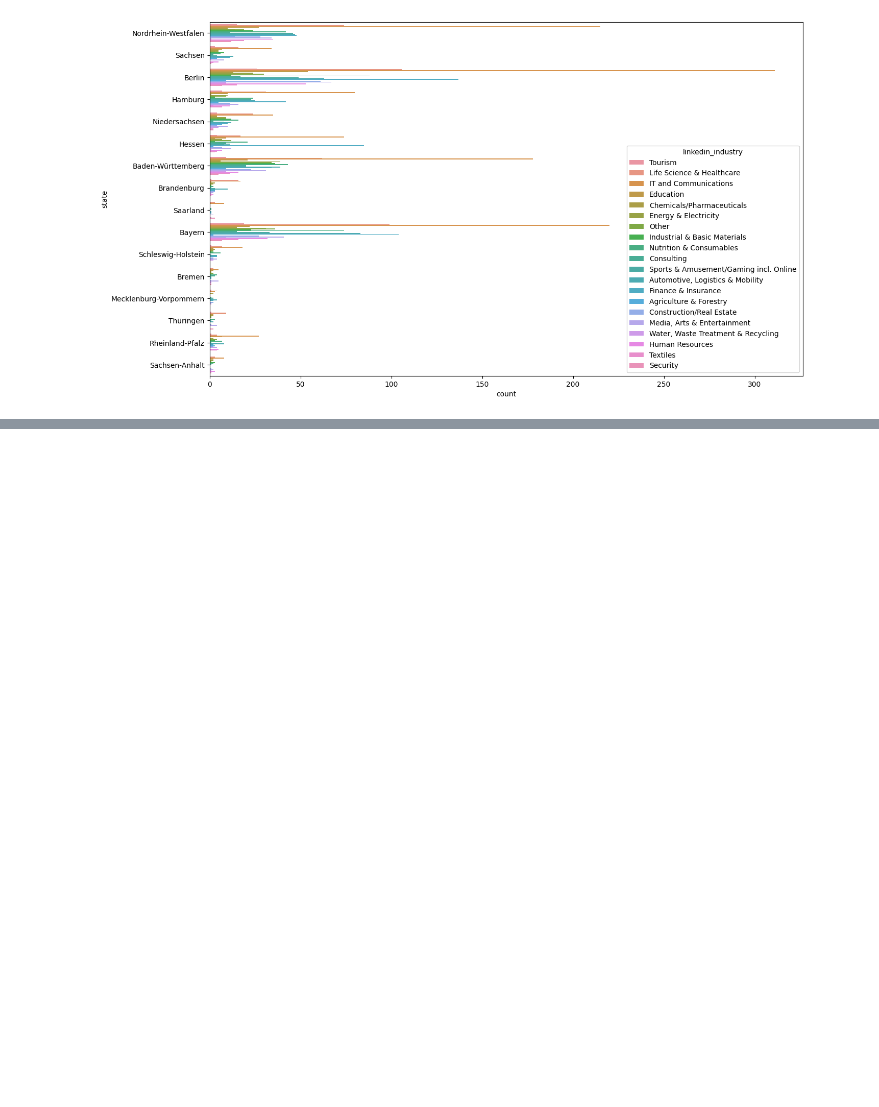
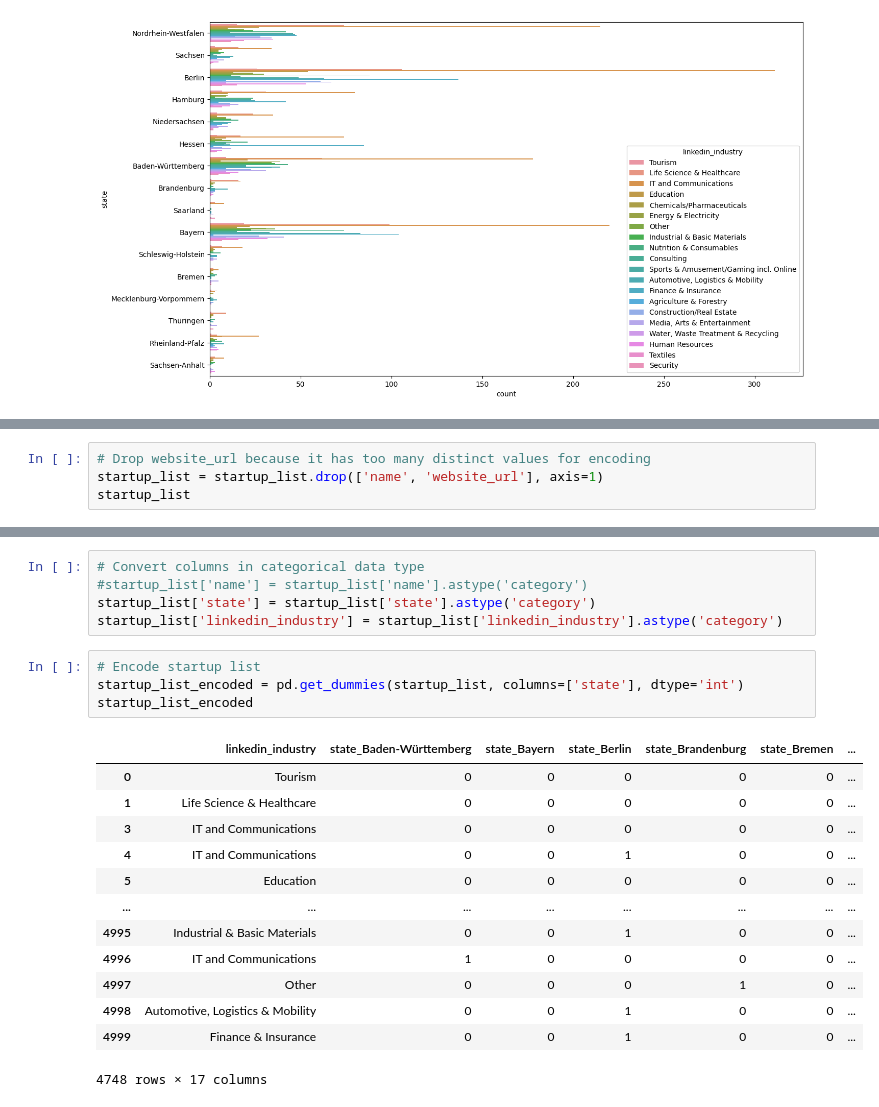
Before and after one commit to AleksandarIlievski/startup-clustering, a Jupyter notebook: notebooks/03 Feature Extraction/Exploration.ipynb, the cells around one changed output, grey strips where cells are left out. Cells and saved outputs as stored; diff of their text form; blank space fills up the shorter version.

```diff
--- a/notebooks/03 Feature Extraction/Exploration.ipynb
+++ b/notebooks/03 Feature Extraction/Exploration.ipynb
@@ -58,0 +73,4 @@ plt.show()
+# %%
+# Drop website_url because it has too many distinct values for encoding
+startup_list = startup_list.drop(['name', 'website_url'], axis=1)
+startup_list
@@ -58,0 +91,23 @@ plt.show()
+# %%
+# Convert columns in categorical data type
+#startup_list['name'] = startup_list['name'].astype('category')
+startup_list['state'] = startup_list['state'].astype('category')
+startup_list['linkedin_industry'] = startup_list['linkedin_industry'].astype('category')
+# %%
+# Encode startup list
+startup_list_encoded = pd.get_dummies(startup_list, columns=['state'], dtype='int')
+startup_list_encoded
+# %% [output]
+|  | linkedin_industry | state_Baden-Württemberg | state_Bayern | state_Berlin | state_Brandenburg | state_Bremen | ... |
+| 0 | Tourism | 0 | 0 | 0 | 0 | 0 | ... |
+| 1 | Life Science & Healthcare | 0 | 0 | 0 | 0 | 0 | ... |
+| 3 | IT and Communications | 0 | 0 | 0 | 0 | 0 | ... |
+| 4 | IT and Communications | 0 | 0 | 1 | 0 | 0 | ... |
+| 5 | Education | 0 | 0 | 0 | 0 | 0 | ... |
+| ... | ... | ... | ... | ... | ... | ... | ... |
+| 4995 | Industrial & Basic Materials | 0 | 0 | 1 | 0 | 0 | ... |
+| 4996 | IT and Communications | 1 | 0 | 0 | 0 | 0 | ... |
+| 4997 | Other | 0 | 0 | 0 | 1 | 0 | ... |
+| 4998 | Automotive, Logistics & Mobility | 0 | 0 | 1 | 0 | 0 | ... |
+| 4999 | Finance & Insurance | 0 | 0 | 1 | 0 | 0 | ... |
+4748 rows × 17 columns
```
Also changed, not shown: parts of 9 cells of this notebook.
